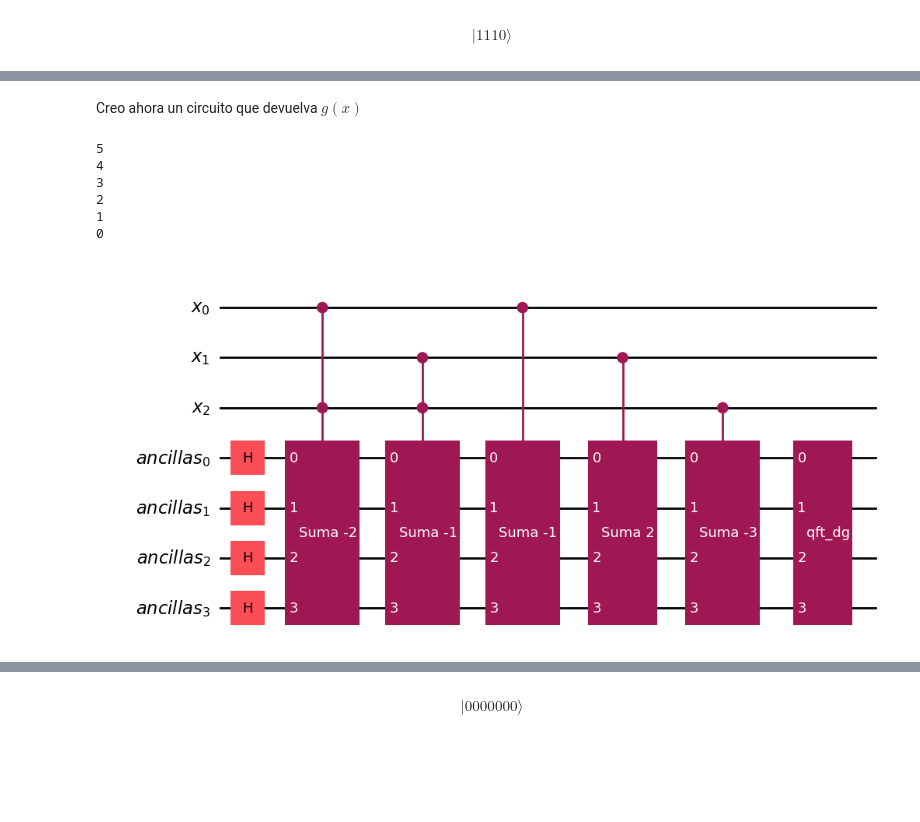
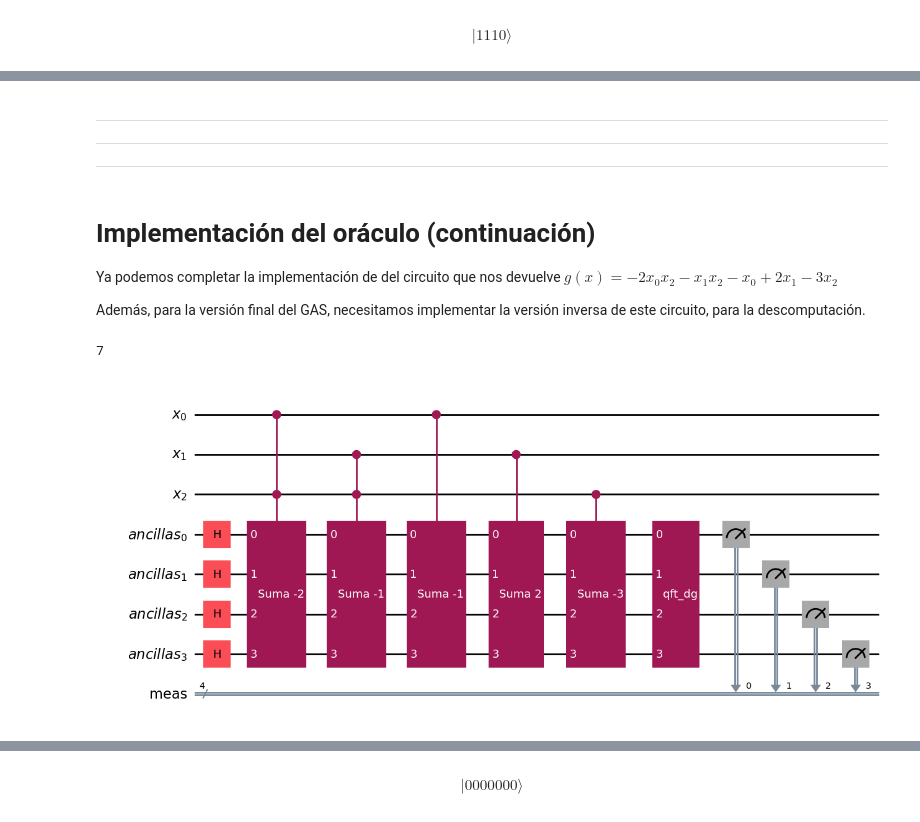
Before and after one commit to tarabelo/PIAC-2526, a Jupyter notebook: 06_Búsqueda_adaptativa_de_Grover_(GAS).ipynb, the cells around one changed output, grey strips where cells are left out. Saved outputs shown, nothing was run; the diff lists cells and outputs as text; code cells hidden in the pictures; blank space fills up the shorter version.

```diff
--- a/06_Búsqueda_adaptativa_de_Grover_(GAS).ipynb
+++ b/06_Búsqueda_adaptativa_de_Grover_(GAS).ipynb
@@ -269,8 +308,27 @@ def CpAddGate(l: int, n: int, num_ctrl_qubits=1) -> ControlledGate:
   gate = gate.control(num_ctrl_qubits)
 
   return(gate)
-# %% [markdown]
-Creo ahora un circuito que devuelva $g(x)$
+# %% [markdown]
+
+
+---
+
+
+
+---
+
+
+
+---
+# %% [markdown]
+<a name="oraculocont"></a>
+
+# **Implementación del oráculo (continuación)**
+
+
+Ya podemos completar la implementación de del circuito que nos devuelve $g(x)=-2x_0x_2-x_1x_2-x_0+2x_1-3x_2$
+
+Además, para la versión final del GAS, necesitamos implementar la versión inversa de este circuito, para la descomputación.
 # %%
 def gcircuit(n: int, nancillas: int, inverse = False) -> QuantumCircuit:
   """
@@ -326,29 +384,28 @@ def gcircuit(n: int, nancillas: int, inverse = False) -> QuantumCircuit:
 
   # Devuelvo el circuito
   return(qc)
-# %%
-puertas=[1,2,3,4,5,6]
-for i in range(len(puertas)-1,-1,-1):
-  print(i)
-# %% [output]
-5
-4
-3
-2
-1
-0
 # %%
+# Creo el circuito
 from qiskit.quantum_info import Statevector
 from qiskit.circuit.library import QFTGate
 
 n = 3
 nancillas = 4
 
 qc = gcircuit(n, nancillas)
 
-# Uso la transformada inversa de Fourier para obtener el resultado
+# Le añado una QFT inversa para obtener el resultado
 qc.append(QFTGate(nancillas).inverse(), list(range(n,n+nancillas)))
 
+# Le añado la medida de las ancillas
+from qiskit.circuit import ClassicalRegister
+
+meas = ClassicalRegister(nancillas, 'meas')
+
+qc.add_register(meas)
+qc.measure(list(range(n, n+nancillas)), meas)
+
 qc.draw('mpl')
 # %% [output]
+7
-[figure, old version]
+[figure, new version]
```
Also changed, not shown: parts of 30 cells of this notebook.
